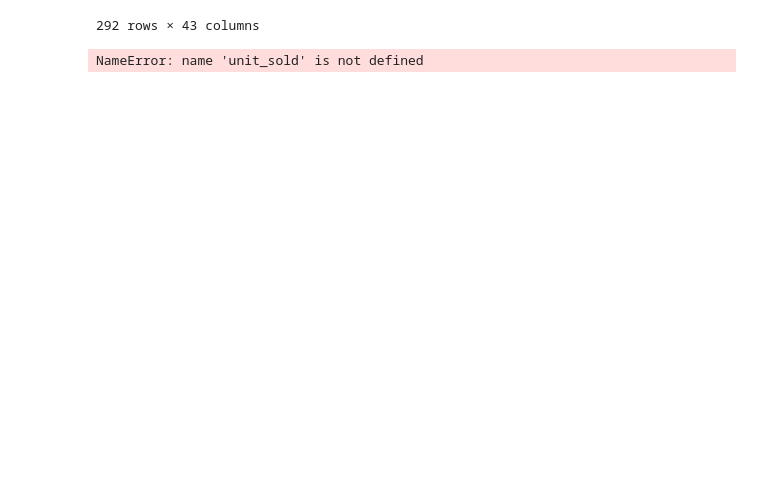
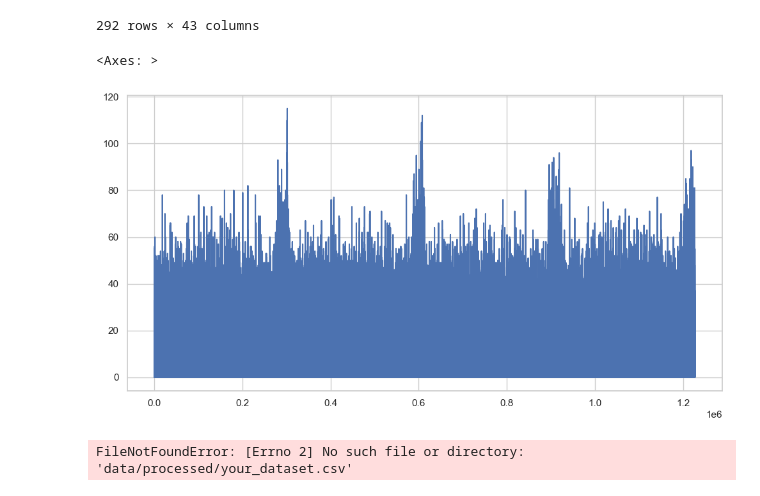
Before and after one commit to SunnyX-AI/ai-powered-sales-forecasting, a Jupyter notebook: notebooks/00_experiments.ipynb, the cells around one changed output. Cells and saved outputs as stored; diff of their text form; code cells hidden in the pictures; blank space fills up the shorter version.

```diff
--- a/notebooks/00_experiments.ipynb
+++ b/notebooks/00_experiments.ipynb
@@ -195,6 +195,22 @@ df_filtered
        'weather_condition', 'promo_type_promo', 'discount_pct_promo',
        'promo_flag_promo']
 # %%
-df[unit_sold].plot()
+df['units_sold'].plot()
 # %% [output]
-NameError: name 'unit_sold' is not defined
+<Axes: >
+[figure, added]
+# %%
+import pandas as pd
+
+# Load your dataset
+df = pd.read_csv("data/processed/your_dataset.csv")
+
+# Take random sample (e.g. 100 rows)
+sample_df = df.sample(n=100, random_state=42)
+
+# Save it
+sample_df.to_csv("data/processed/sample_units_input.csv", index=False)
+
+print(sample_df.head())
+# %% [output]
+FileNotFoundError: [Errno 2] No such file or directory: 'data/processed/your_dataset.csv'
```
